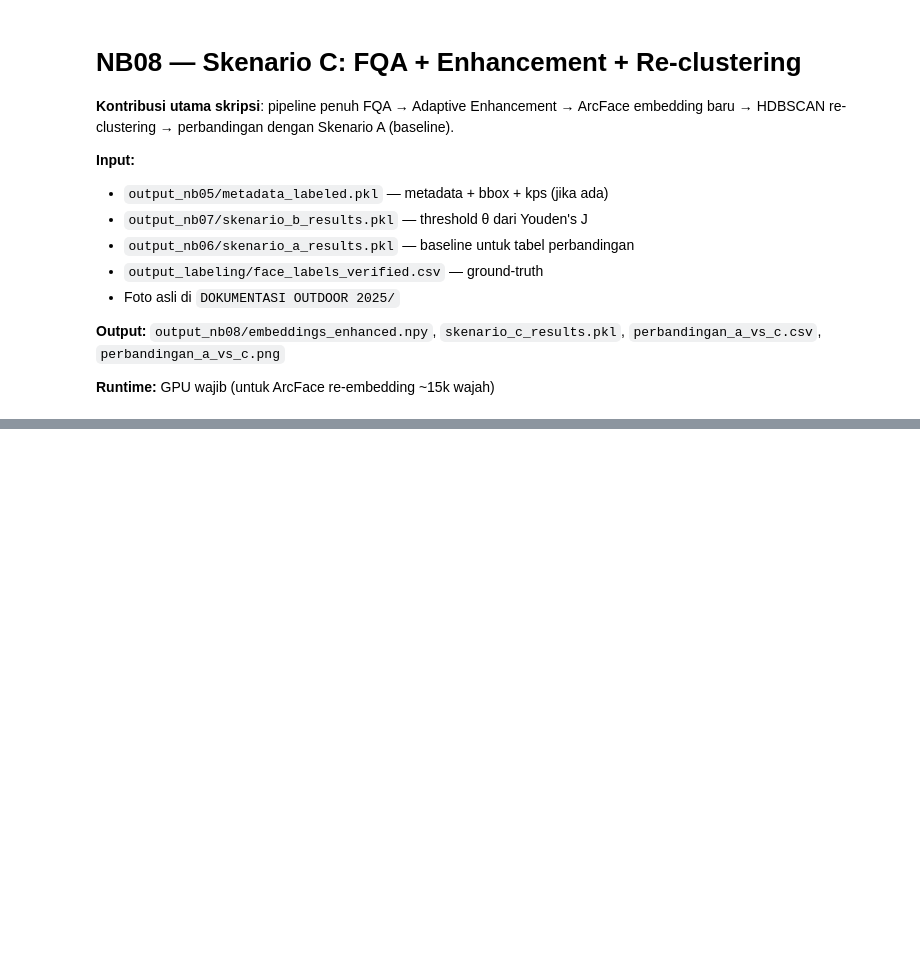
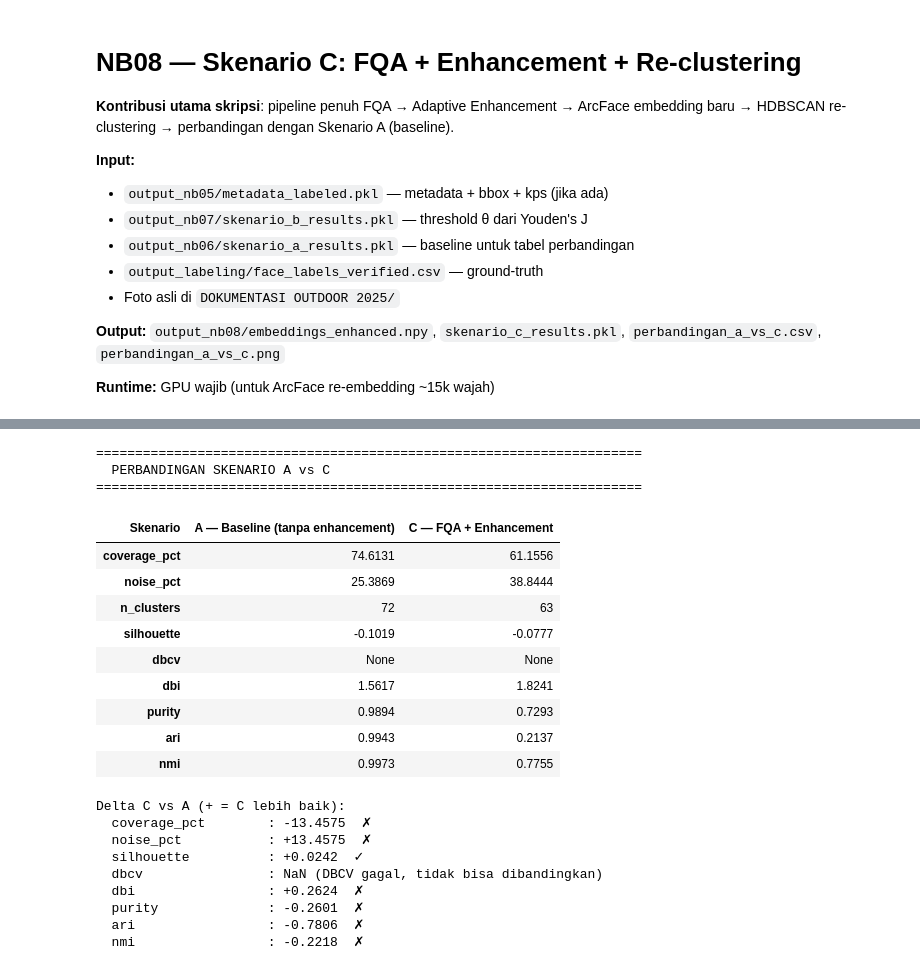
Before and after one commit to adenurchalisa/Automatic-Photo-Clustering-System-Optimization-HDBSCAN, a Jupyter notebook: notebooks/eksperimen_baru/NB08_Skenario_C_FQA_Enhancement.ipynb, the cells around one changed output, grey strips where cells are left out. Drawn from its saved outputs; the diff is of its cells as text; code cells hidden in the pictures; blank space fills up the shorter version.

```diff
--- a/notebooks/eksperimen_baru/NB08_Skenario_C_FQA_Enhancement.ipynb
+++ b/notebooks/eksperimen_baru/NB08_Skenario_C_FQA_Enhancement.ipynb
@@ -359,0 +425,9 @@ print(f"\nTersimpan: output_nb08/embeddings_enhanced.npy  shape={new_embeddings.
+# %%
+import pickle
+from pathlib import Path
+BASE = Path("/content/drive/MyDrive/OTW S.KOM/Embeddings")
+with open(BASE / "output_nb05/metadata_labeled.pkl", "rb") as f:
+    meta = pickle.load(f)
+
+print("Keys di metadata:", list(meta[0].keys()))
+print("has_kps:", "kps" in meta[0])
@@ -508,34 +611,57 @@ metrics_external_c = {
     "ari"    : round(ari_c, 4),
     "nmi"    : round(nmi_c, 4),
 }
 
 row_a = {"Skenario": "A — Baseline (tanpa enhancement)",
          **sa["metrics_internal"], **sa["metrics_external"]}
 row_c = {"Skenario": "C — FQA + Enhancement",
          **metrics_internal_c, **metrics_external_c}
 
 df_compare = pd.DataFrame([row_a, row_c])
 
 print("=" * 70)
 print("  PERBANDINGAN SKENARIO A vs C")
 print("=" * 70)
 display(df_compare.set_index("Skenario").T)
 
 # Delta: C minus A (positif = C lebih baik)
 numeric_cols = ["coverage_pct", "silhouette", "dbcv", "purity", "ari", "nmi"]
 lower_better = ["noise_pct", "dbi"]  # lebih kecil = lebih baik
 
 print("\nDelta C vs A (+ = C lebih baik):")
-for col in [c for c in df_compare.columns if c != "Skenario" and col != "n_clusters"]:
+for col in [c for c in df_compare.columns if c != "Skenario" and c != "n_clusters"]:
     val_a = df_compare.loc[0, col]
     val_c = df_compare.loc[1, col]
     if val_a is None or val_c is None:
         print(f"  {col:20s}: NaN (DBCV gagal, tidak bisa dibandingkan)")
         continue
     delta = val_c - val_a
     good  = delta > 0 if col not in lower_better else delta < 0
     mark  = "✓" if good else "✗"
     print(f"  {col:20s}: {delta:+.4f}  {mark}")
+# %% [output]
+======================================================================
+  PERBANDINGAN SKENARIO A vs C
+======================================================================
+| Skenario | A — Baseline (tanpa enhancement) | C — FQA + Enhancement |
+| coverage_pct | 74.6131 | 61.1556 |
+| noise_pct | 25.3869 | 38.8444 |
+| n_clusters | 72 | 63 |
+| silhouette | -0.1019 | -0.0777 |
+| dbcv | None | None |
+| dbi | 1.5617 | 1.8241 |
+| purity | 0.9894 | 0.7293 |
+| ari | 0.9943 | 0.2137 |
+| nmi | 0.9973 | 0.7755 |
+Delta C vs A (+ = C lebih baik):
+  coverage_pct        : -13.4575  ✗
+  noise_pct           : +13.4575  ✗
+  silhouette          : +0.0242  ✓
+  dbcv                : NaN (DBCV gagal, tidak bisa dibandingkan)
+  dbi                 : +0.2624  ✗
+  purity              : -0.2601  ✗
+  ari                 : -0.7806  ✗
+  nmi                 : -0.2218  ✗
 # %%
 # Cell 12 — Visualisasi: Bar Chart A vs C
 
```
Also changed, not shown: parts of 13 cells of this notebook.
